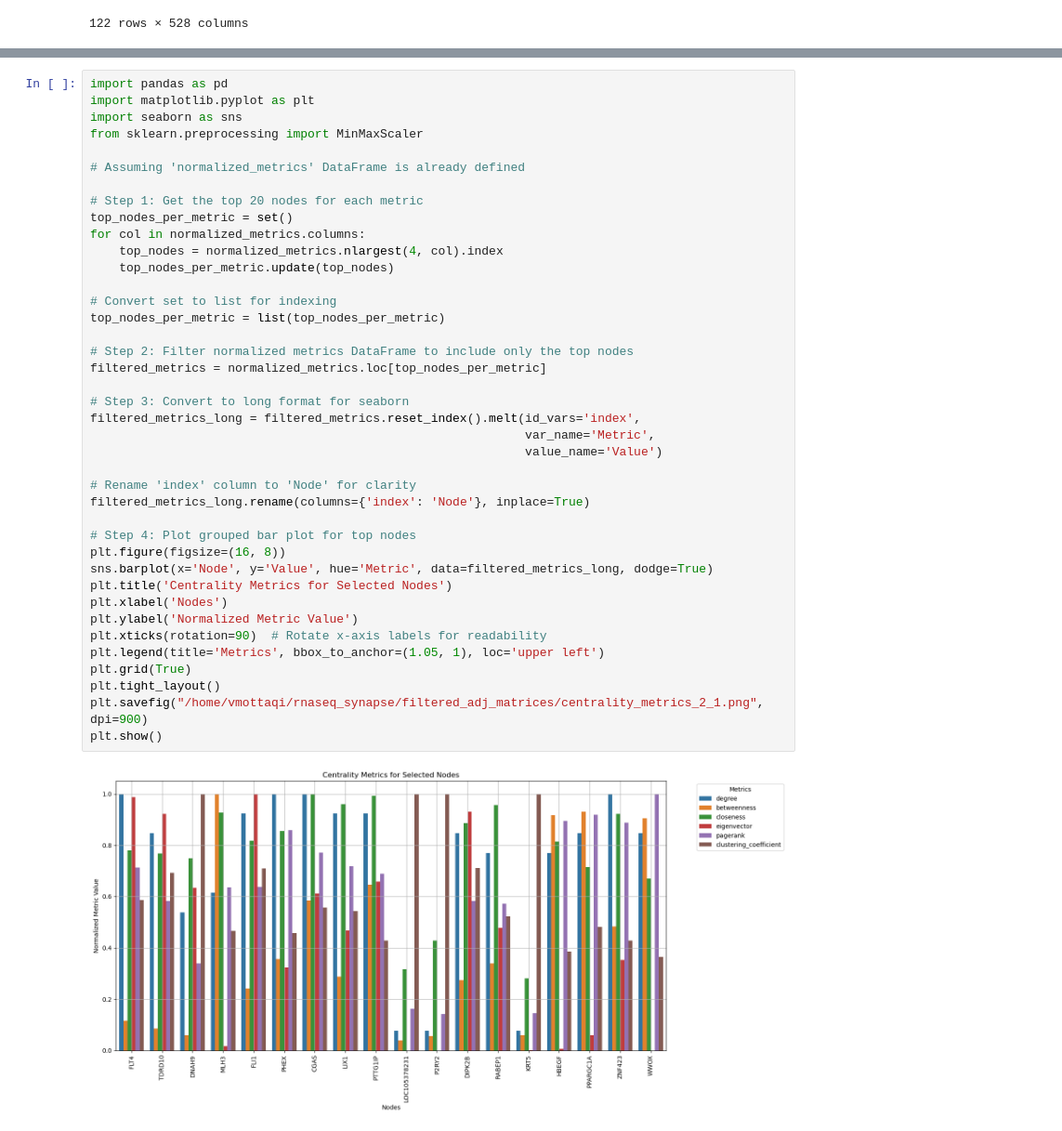
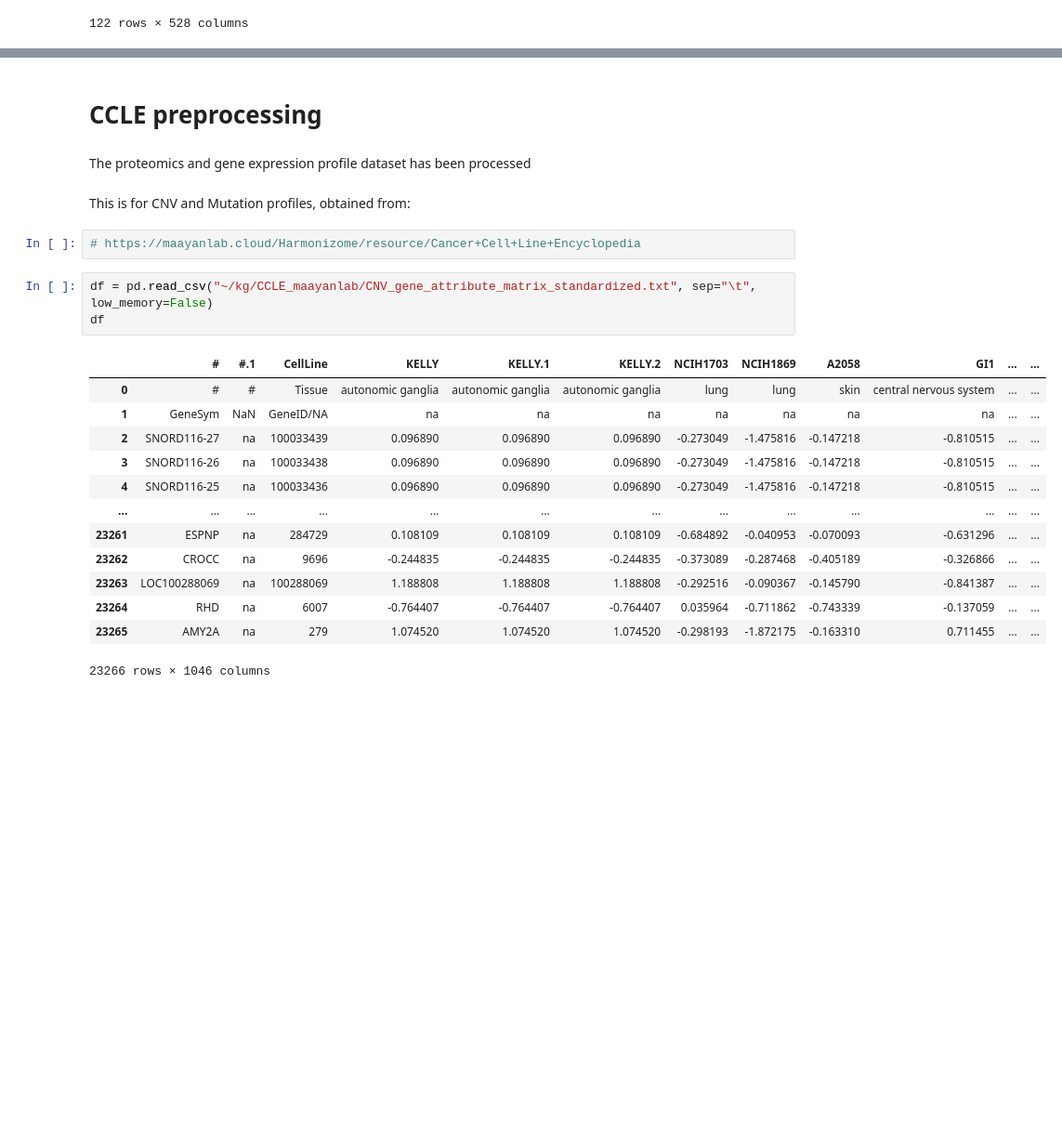
Before and after one commit to mmottaqii/KG-DrugDiscovery, a Jupyter notebook: scripts/kg_preprocessing.ipynb, the cells around one changed output, grey strips where cells are left out. Shown at 93% size. Cells and saved outputs as stored; diff of their text form; blank space fills up the shorter version.

```diff
--- a/scripts/kg_preprocessing.ipynb
+++ b/scripts/kg_preprocessing.ipynb
@@ -735,42 +483,25 @@ normalized_metrics
-# %%
-import pandas as pd
-import matplotlib.pyplot as plt
-import seaborn as sns
-from sklearn.preprocessing import MinMaxScaler
-
-# Assuming 'normalized_metrics' DataFrame is already defined
-
-# Step 1: Get the top 20 nodes for each metric
-top_nodes_per_metric = set()
-for col in normalized_metrics.columns:
-    top_nodes = normalized_metrics.nlargest(4, col).index
-    top_nodes_per_metric.update(top_nodes)
-
-# Convert set to list for indexing
-top_nodes_per_metric = list(top_nodes_per_metric)
-
-# Step 2: Filter normalized metrics DataFrame to include only the top nodes
-filtered_metrics = normalized_metrics.loc[top_nodes_per_metric]
-
-# Step 3: Convert to long format for seaborn
-filtered_metrics_long = filtered_metrics.reset_index().melt(id_vars='index',
-                                                            var_name='Metric',
-                                                            value_name='Value')
-
-# Rename 'index' column to 'Node' for clarity
-filtered_metrics_long.rename(columns={'index': 'Node'}, inplace=True)
-
-# Step 4: Plot grouped bar plot for top nodes
-plt.figure(figsize=(16, 8))
-sns.barplot(x='Node', y='Value', hue='Metric', data=filtered_metrics_long, dodge=True)
-plt.title('Centrality Metrics for Selected Nodes')
-plt.xlabel('Nodes')
-plt.ylabel('Normalized Metric Value')
-plt.xticks(rotation=90)  # Rotate x-axis labels for readability
-plt.legend(title='Metrics', bbox_to_anchor=(1.05, 1), loc='upper left')
-plt.grid(True)
-plt.tight_layout()
-plt.savefig("/home/vmottaqi/rnaseq_synapse/filtered_adj_matrices/centrality_metrics_2_1.png", dpi=900)
-plt.show()
-# %% [output]
-[figure, removed]
+# %% [markdown]
+# CCLE preprocessing
+# %% [markdown]
+The proteomics and gene expression profile dataset has been processed
+# %% [markdown]
+This is for CNV and Mutation profiles, obtained from:
+# %%
+# https://maayanlab.cloud/Harmonizome/resource/Cancer+Cell+Line+Encyclopedia
+# %%
+df = pd.read_csv("~/kg/CCLE_maayanlab/CNV_gene_attribute_matrix_standardized.txt", sep="\t", low_memory=False)
+df
+# %% [output]
+|  | # | #.1 | CellLine | KELLY | KELLY.1 | KELLY.2 | NCIH1703 | NCIH1869 | A2058 | GI1 | ... | ... |
+| 0 | # | # | Tissue | autonomic ganglia | autonomic ganglia | autonomic ganglia | lung | lung | skin | central nervous system | ... | ... |
+| 1 | GeneSym | NaN | GeneID/NA | na | na | na | na | na | na | na | ... | ... |
+| 2 | SNORD116-27 | na | 100033439 | 0.096890 | 0.096890 | 0.096890 | -0.273049 | -1.475816 | -0.147218 | -0.810515 | ... | ... |
+| 3 | SNORD116-26 | na | 100033438 | 0.096890 | 0.096890 | 0.096890 | -0.273049 | -1.475816 | -0.147218 | -0.810515 | ... | ... |
+| 4 | SNORD116-25 | na | 100033436 | 0.096890 | 0.096890 | 0.096890 | -0.273049 | -1.475816 | -0.147218 | -0.810515 | ... | ... |
+| ... | ... | ... | ... | ... | ... | ... | ... | ... | ... | ... | ... | ... |
+| 23261 | ESPNP | na | 284729 | 0.108109 | 0.108109 | 0.108109 | -0.684892 | -0.040953 | -0.070093 | -0.631296 | ... | ... |
+| 23262 | CROCC | na | 9696 | -0.244835 | -0.244835 | -0.244835 | -0.373089 | -0.287468 | -0.405189 | -0.326866 | ... | ... |
+| 23263 | LOC100288069 | na | 100288069 | 1.188808 | 1.188808 | 1.188808 | -0.292516 | -0.090367 | -0.145790 | -0.841387 | ... | ... |
+| 23264 | RHD | na | 6007 | -0.764407 | -0.764407 | -0.764407 | 0.035964 | -0.711862 | -0.743339 | -0.137059 | ... | ... |
+| 23265 | AMY2A | na | 279 | 1.074520 | 1.074520 | 1.074520 | -0.298193 | -1.872175 | -0.163310 | 0.711455 | ... | ... |
+23266 rows × 1046 columns
```
Also changed, not shown: parts of 21 cells of this notebook.
